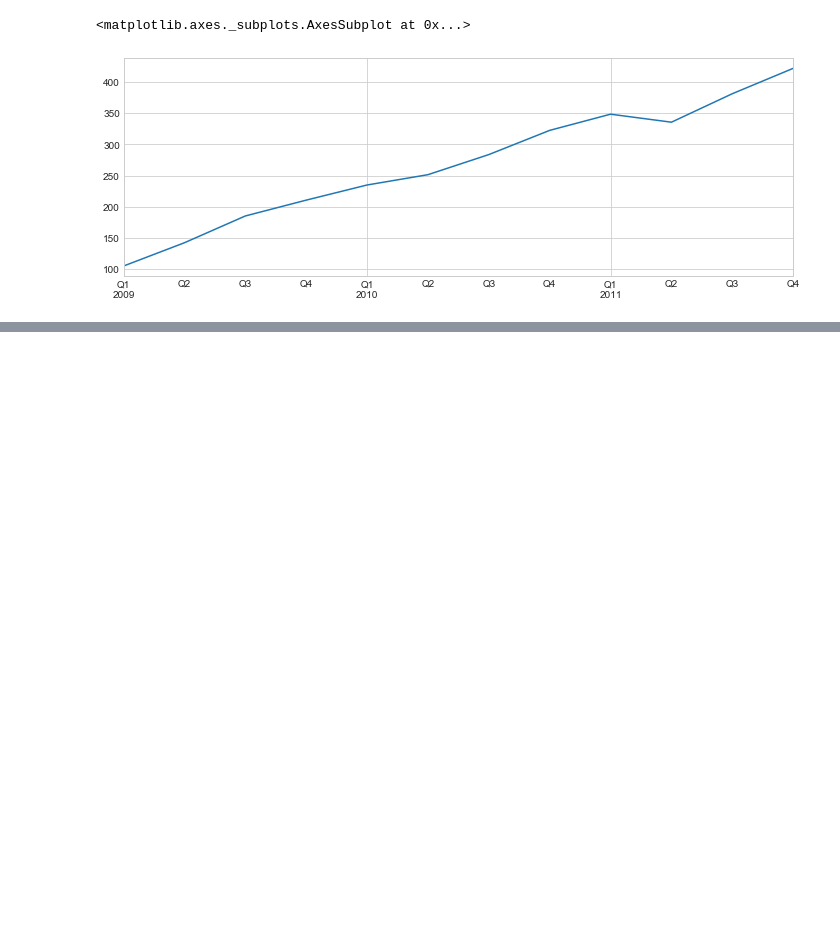
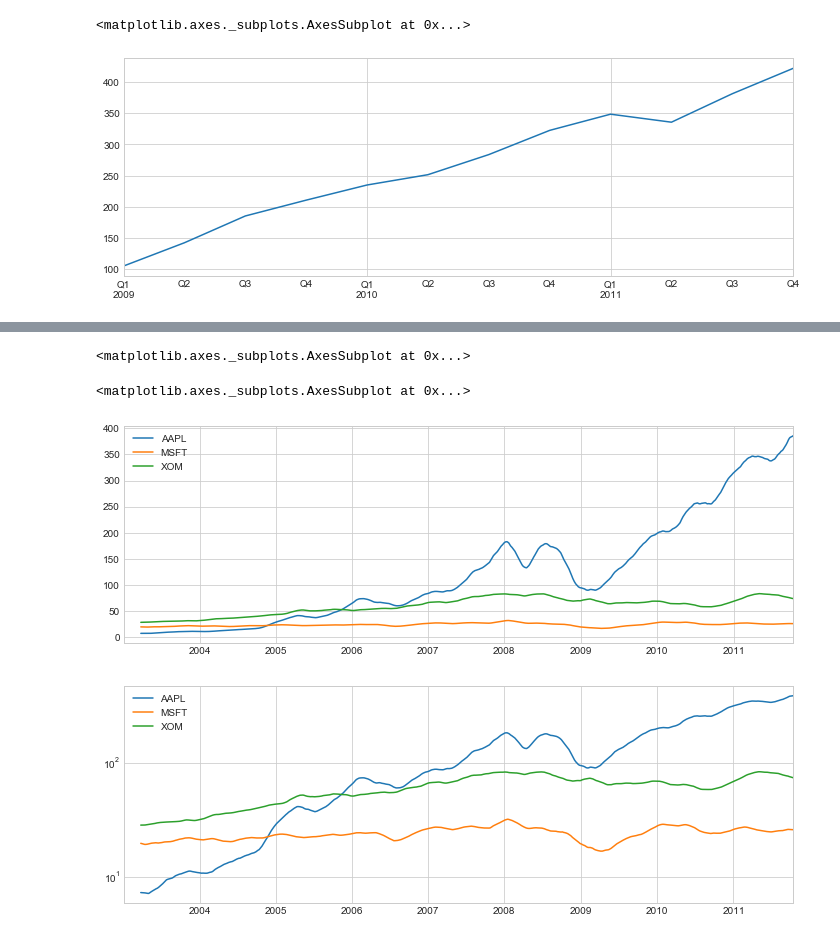
Before and after one commit to eunhwany/ML_Study, a Jupyter notebook: pydataAnalysis/Chap10_Time Series.ipynb, the cells around one changed output, grey strips where cells are left out. Saved outputs shown, nothing was run; the diff lists cells and outputs as text; code cells hidden in the pictures; blank space fills up the shorter version.

```diff
--- a/pydataAnalysis/Chap10_Time Series.ipynb
+++ b/pydataAnalysis/Chap10_Time Series.ipynb
@@ -1852,0 +2004,9 @@ appl_q.loc['2009':].plot()
+# %%
+# 주가의 60일 이동평균선 (이전 60일), logy=True log를 씌움.
+close_px.rolling(60).mean().plot()
+close_px.rolling(60).mean().plot(logy=True)
+# %% [output]
+<matplotlib.axes._subplots.AxesSubplot at 0x...>
+<matplotlib.axes._subplots.AxesSubplot at 0x...>
+[figure, added]
+[figure, added]
```
Also changed, not shown: parts of 28 cells of this notebook, 1 other file.
